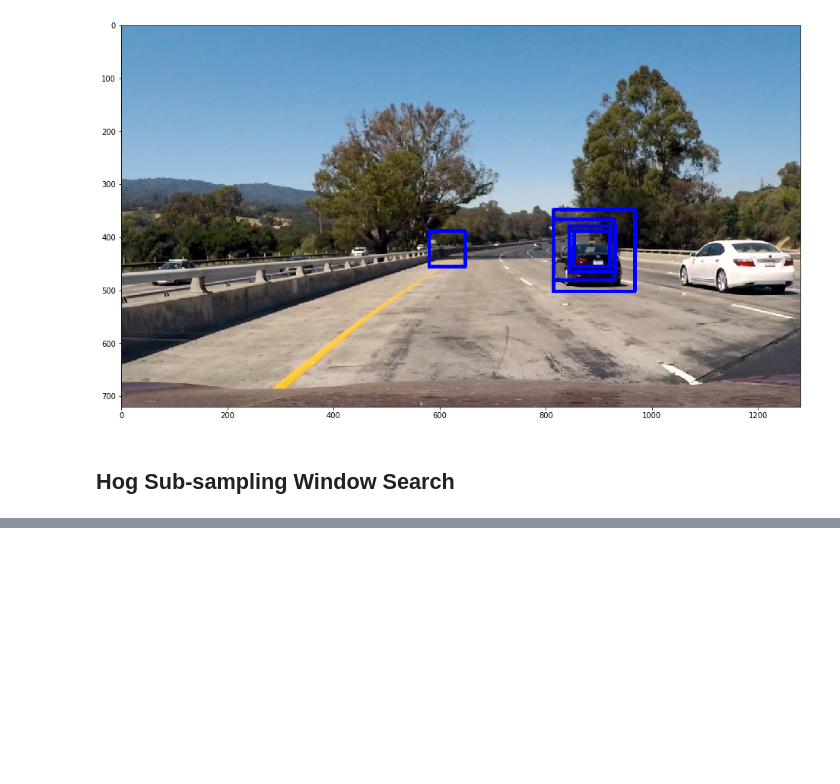
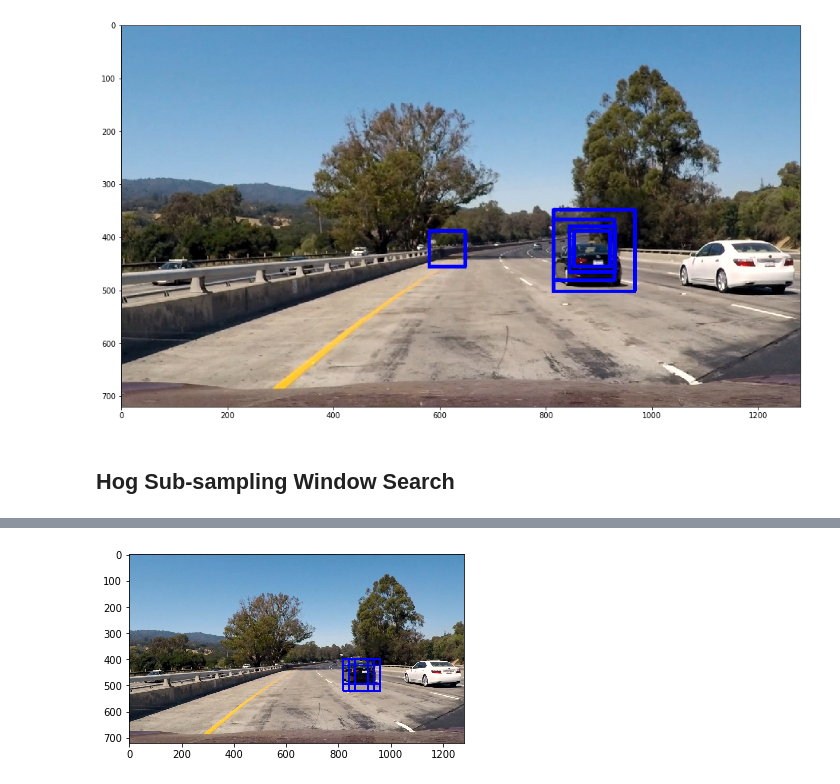
Before and after one commit to cazacov/CarND-Vehicle-Detection, a Jupyter notebook: project.ipynb, the cells around one changed output, grey strips where cells are left out. Cells and saved outputs as stored; diff of their text form; code cells hidden in the pictures; blank space fills up the shorter version.

Commit message:
Implement Hog Sub-sampling Window Search

```diff
--- a/project.ipynb
+++ b/project.ipynb
@@ -34,7 +34,7 @@ parameters = MyParameters(
     bins_range=(0, 256),
     spatial_feat=True,
     hist_feat=False,
-    hog_feat=True,
+    hog_feat=True
 )
 # %% [markdown]
 ## Helper functions
@@ -452,23 +457,24 @@ C:\Users\Victor\Miniconda3\envs\carnd-term1\lib\site-packages\skimage\feature\_h
 ## Hog Sub-sampling Window Search
 # %%
 
-
-def find_cars(img, ystart, ystop, scale, svc, X_scaler, orient, pix_per_cell, cell_per_block, spatial_size, hist_bins):
-
+def find_cars(img, ystart, ystop, scale, svc, X_scaler, parameters):
     draw_img = np.copy(img)
-    img = img.astype(np.float32)/255
 
     img_tosearch = img[ystart:ystop,:,:]
-    ctrans_tosearch = convert_color(img_tosearch, conv='RGB2YCrCb')
+
+    hog_tosearch = convert_color_space(img_tosearch, parameters.hog_color_space)
+    spatial_tosearch = np.copy(img_tosearch)
+
     if scale != 1:
-        imshape = ctrans_tosearch.shape
+        imshape = img_tosearch.shape
         width = imshape[1]
         height = imshape[0]
-        ctrans_tosearch = cv2.resize(ctrans_tosearch, (np.int(width/scale), np.int(height/scale)))
+        hog_tosearch = cv2.resize(hog_tosearch, (np.int(width/scale), np.int(height/scale)))
+        spatial_tosearch = cv2.resize(spatial_tosearch, (np.int(width/scale), np.int(height/scale)))
 
-    ch1 = ctrans_tosearch[:,:,0]
-    ch2 = ctrans_tosearch[:,:,1]
-    ch3 = ctrans_tosearch[:,:,2]
+    ch1 = hog_tosearch[:,:,0]
+    ch2 = hog_tosearch[:,:,1]
+    ch3 = hog_tosearch[:,:,2]
 
     # Define blocks and steps as above
     nxblocks = (ch1.shape[1] // pix_per_cell) - cell_per_block + 1
@@ -483,32 +489,50 @@ def find_cars(img, ystart, ystop, scale, svc, X_scaler, orient, pix_per_cell, ce
     nysteps = (nyblocks - nblocks_per_window) // cells_per_step
 
     # Compute individual channel HOG features for the entire image
-    hog1 = get_hog_features(ch1, orient, pix_per_cell, cell_per_block, feature_vec=False)
-    #hog2 = get_hog_features(ch2, orient, pix_per_cell, cell_per_block, feature_vec=False)
-    #hog3 = get_hog_features(ch3, orient, pix_per_cell, cell_per_block, feature_vec=False)
+    hog1 = get_hog_features(ch1, parameters, feature_vec=False)
+    hog2 = get_hog_features(ch2, parameters, feature_vec=False)
+    hog3 = get_hog_features(ch3, parameters, feature_vec=False)
 
     for xb in range(nxsteps):
         for yb in range(nysteps):
             ypos = yb*cells_per_step
             xpos = xb*cells_per_step
-            # Extract HOG for this patch
-            hog_feat1 = hog1[ypos:ypos+nblocks_per_window, xpos:xpos+nblocks_per_window].ravel()
-            #hog_feat2 = hog2[ypos:ypos+nblocks_per_window, xpos:xpos+nblocks_per_window].ravel()
-            #hog_feat3 = hog3[ypos:ypos+nblocks_per_window, xpos:xpos+nblocks_per_window].ravel()
-            hog_features = np.hstack((hog_feat1, hog_feat2, hog_feat3))
 
             xleft = xpos*pix_per_cell
             ytop = ypos*pix_per_cell
 
             # Extract the image patch
-            subimg = cv2.resize(ctrans_tosearch[ytop:ytop+window, xleft:xleft+window], (64,64))
+            subimg = cv2.resize(spatial_tosearch[ytop:ytop+window, xleft:xleft+window], (64,64))
+
+            file_features = []
 
             # Get color features
-            spatial_features = bin_spatial(subimg, size=spatial_size)
-            hist_features = color_hist(subimg, nbins=hist_bins)
+            if parameters.spatial_feat == True:
+                spatial_features = bin_spatial(subimg, parameters)
+                file_features.append(spatial_features)
+
+            if parameters.hist_feat == True:
+                hist_features = color_hist(subimg, parameters)
+                file_features.append(hist_features)
+
+            if parameters.hog_feat == True:
+                # Extract HOG for this patch
+                hog_feat1 = hog1[ypos:ypos+nblocks_per_window, xpos:xpos+nblocks_per_window].ravel()
+                #hog_feat2 = hog2[ypos:ypos+nblocks_per_window, xpos:xpos+nblocks_per_window].ravel()
+                #hog_feat3 = hog3[ypos:ypos+nblocks_per_window, xpos:xpos+nblocks_per_window].ravel()
+                #hog_features = np.hstack((hog_feat1, hog_feat2, hog_feat3))
+
+                hog_features = hog_feat1
+                file_features.append(hog_features)
+
+
+            all_features = np.concatenate(file_features).reshape(1, -1)
+            #np.hstack((spatial_features, hist_features, hog_features)).reshape(1, -1)
+
+            #print("Feature vector size:", len(all_features))
 
             # Scale features and make a prediction
-            test_features = X_scaler.transform(np.hstack((spatial_features, hist_features, hog_features)).reshape(1, -1))
+            test_features = X_scaler.transform(all_features.reshape(1, -1))
             #test_features = X_scaler.transform(np.hstack((shape_feat, hist_feat)).reshape(1, -1))
             test_prediction = svc.predict(test_features)
 
@@ -524,8 +548,12 @@ ystart = 400
 ystop = 656
 scale = 1.5
 
-img = mpimg.imread('./test_images/test1.jpg')
+img = read_normalized('./test_images/test1.jpg')
+clf = joblib.load('./cache/classifier.joblib.pkl')
+X_scaler = joblib.load('./cache/scaler.joblib.pkl')
 
-out_img = find_cars(img, ystart, ystop, scale, svc, X_scaler, orient, pix_per_cell, cell_per_block, spatial_size, hist_bins)
+out_img = find_cars(img, ystart, ystop, scale, clf, X_scaler, parameters)
 
 plt.imshow(out_img)
+plt.show()
+# %% [output]
@@ -531,0 +562 @@ plt.imshow(out_img)
+[figure, added]
```
Also changed, not shown: parts of 3 cells of this notebook.
